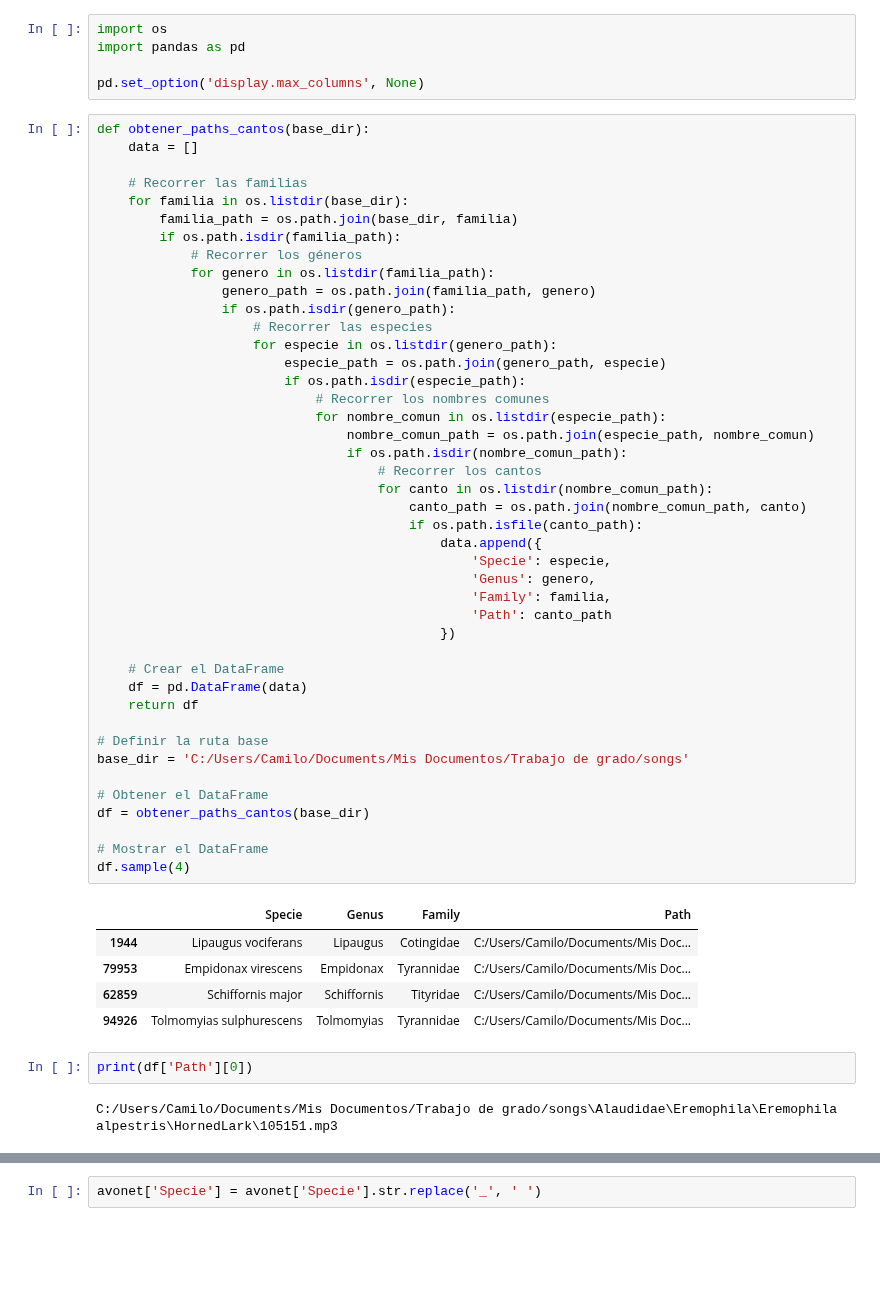
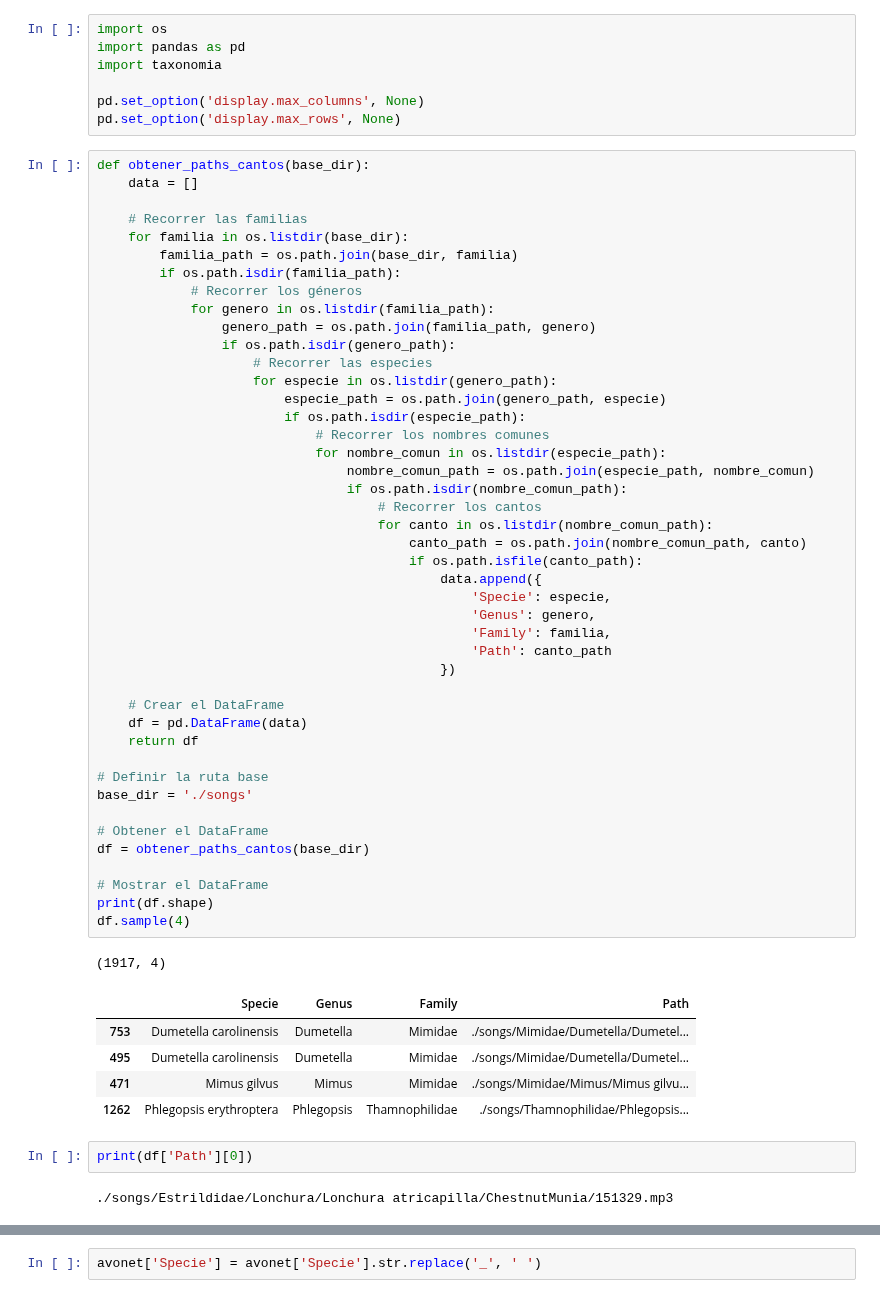
Before and after one commit to camiloacp/The-Evolutionary-Structure-of-Acoustic-Learnability-A-Deep-Learning-Approach-to-Neotropical-Birdsong, a Jupyter notebook: notebooks/01 Paths.ipynb, the cells around one changed output, grey strips where cells are left out. Cells and saved outputs as stored; diff of their text form; blank space fills up the shorter version.

```diff
--- a/notebooks/03 Paths.ipynb
+++ b/notebooks/01 Paths.ipynb
@@ -1,8 +1,10 @@
 # %%
 import os
 import pandas as pd
+import taxonomia
 
 pd.set_option('display.max_columns', None)
+pd.set_option('display.max_rows', None)
 # %%
 def obtener_paths_cantos(base_dir):
     data = []
@@ -20,42 +22,44 @@ def obtener_paths_cantos(base_dir):
                         especie_path = os.path.join(genero_path, especie)
                         if os.path.isdir(especie_path):
                             # Recorrer los nombres comunes
                             for nombre_comun in os.listdir(especie_path):
                                 nombre_comun_path = os.path.join(especie_path, nombre_comun)
                                 if os.path.isdir(nombre_comun_path):
                                     # Recorrer los cantos
                                     for canto in os.listdir(nombre_comun_path):
                                         canto_path = os.path.join(nombre_comun_path, canto)
                                         if os.path.isfile(canto_path):
                                             data.append({
                                                 'Specie': especie,
                                                 'Genus': genero,
                                                 'Family': familia,
                                                 'Path': canto_path
                                             })
 
     # Crear el DataFrame
     df = pd.DataFrame(data)
     return df
 
 # Definir la ruta base
-base_dir = 'C:/Users/Camilo/Documents/Mis Documentos/Trabajo de grado/songs'
+base_dir = './songs'
 
 # Obtener el DataFrame
 df = obtener_paths_cantos(base_dir)
 
 # Mostrar el DataFrame
+print(df.shape)
 df.sample(4)
 # %% [output]
+(1917, 4)
 |  | Specie | Genus | Family | Path |
-| 1944 | Lipaugus vociferans | Lipaugus | Cotingidae | C:/Users/Camilo/Documents/Mis Doc... |
-| 79953 | Empidonax virescens | Empidonax | Tyrannidae | C:/Users/Camilo/Documents/Mis Doc... |
-| 62859 | Schiffornis major | Schiffornis | Tityridae | C:/Users/Camilo/Documents/Mis Doc... |
-| 94926 | Tolmomyias sulphurescens | Tolmomyias | Tyrannidae | C:/Users/Camilo/Documents/Mis Doc... |
+| 753 | Dumetella carolinensis | Dumetella | Mimidae | ./songs/Mimidae/Dumetella/Dumetel... |
+| 495 | Dumetella carolinensis | Dumetella | Mimidae | ./songs/Mimidae/Dumetella/Dumetel... |
+| 471 | Mimus gilvus | Mimus | Mimidae | ./songs/Mimidae/Mimus/Mimus gilvu... |
+| 1262 | Phlegopsis erythroptera | Phlegopsis | Thamnophilidae | ./songs/Thamnophilidae/Phlegopsis... |
 # %%
 print(df['Path'][0])
 # %% [output]
-C:/Users/Camilo/Documents/Mis Documentos/Trabajo de grado/songs\Alaudidae\Eremophila\Eremophila alpestris\HornedLark\105151.mp3
+./songs/Estrildidae/Lonchura/Lonchura atricapilla/ChestnutMunia/151329.mp3
 # %%
 df.shape
 # %% [output]
```
Also changed, not shown: parts of 18 cells of this notebook, 18 other files.
